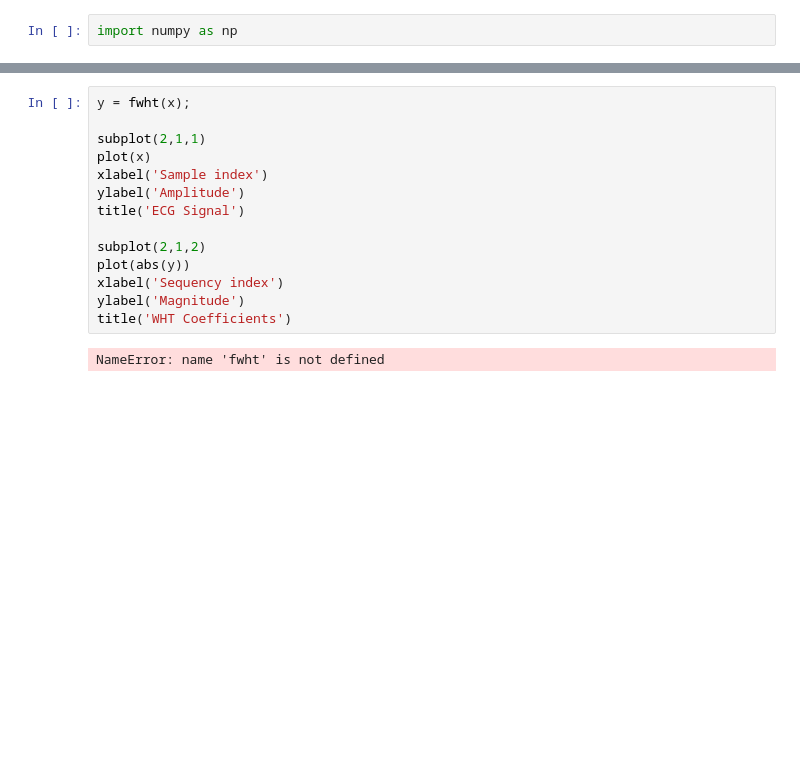
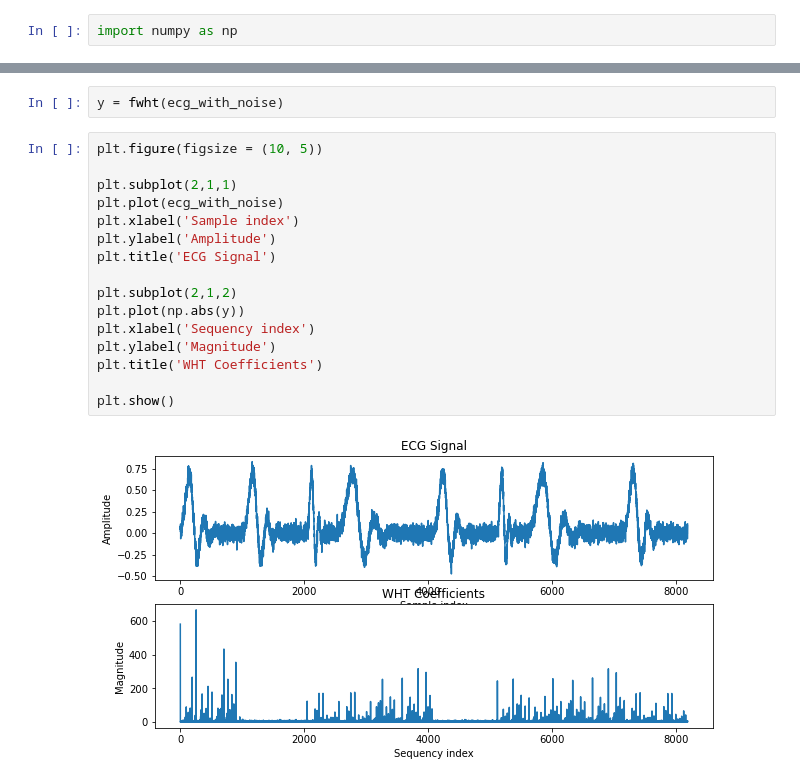
Before and after one commit to Nevena1997/Hadamard_transform, a Jupyter notebook: 05_Hadamard_Transform_&_Compression_of_Signals.ipynb, the cells around one changed output, grey strips where cells are left out. Cells and saved outputs as stored; diff of their text form; blank space fills up the shorter version.

```diff
--- a/05_Hadamard_Transform_&_Compression_of_Signals.ipynb
+++ b/05_Hadamard_Transform_&_Compression_of_Signals.ipynb
@@ -18,16 +53,20 @@ x = xr + 0.1 * np.random.randn(1, len(xr))
+# %%
+y = fwht(ecg_with_noise)
 # %%
-y = fwht(x);
+plt.figure(figsize = (10, 5))
 
-subplot(2,1,1)
-plot(x)
-xlabel('Sample index')
-ylabel('Amplitude')
-title('ECG Signal')
+plt.subplot(2,1,1)
+plt.plot(ecg_with_noise)
+plt.xlabel('Sample index')
+plt.ylabel('Amplitude')
+plt.title('ECG Signal')
 
-subplot(2,1,2)
-plot(abs(y))
-xlabel('Sequency index')
-ylabel('Magnitude')
-title('WHT Coefficients')
+plt.subplot(2,1,2)
+plt.plot(np.abs(y))
+plt.xlabel('Sequency index')
+plt.ylabel('Magnitude')
+plt.title('WHT Coefficients')
+
+plt.show()
 # %% [output]
-NameError: name 'fwht' is not defined
+[figure, added]
```
Also changed, not shown: parts of 21 cells of this notebook.
